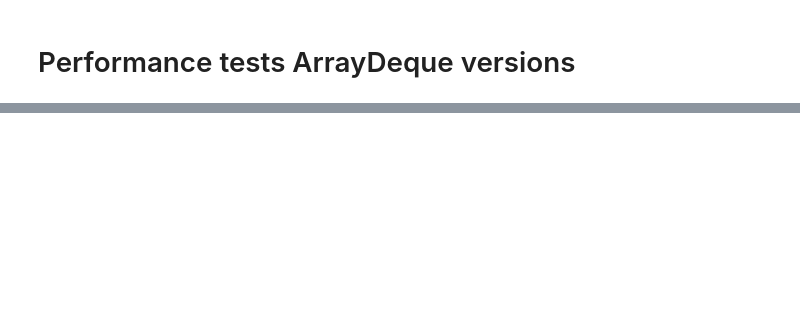
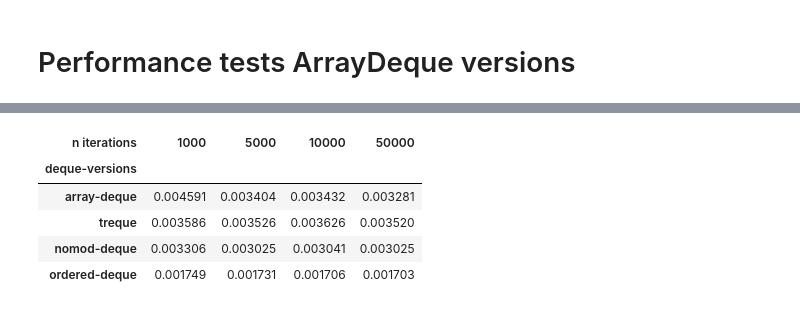
Before and after one commit to Dyretna/opendatastructures-python, a Jupyter notebook: notebooks/chapter2/perf_tests_deques.ipynb, the cells around one changed output, grey strips where cells are left out. Cells and saved outputs as stored; diff of their text form; code cells hidden in the pictures; blank space fills up the shorter version.

```diff
--- a/notebooks/chapter2/perf_tests_deques.ipynb
+++ b/notebooks/chapter2/perf_tests_deques.ipynb
@@ -60,0 +66,16 @@ n=100000: 0.0237s (0.0002ms per add)
+# %%
+import pandas as pd
+
+
+bench_results = pd.DataFrame(rows)
+bench_results = bench_results.set_index("n iterations")
+bench_results = bench_results.T
+bench_results = bench_results.rename_axis("deque-versions", axis="rows")
+bench_results
+# %% [output]
+| n iterations | 1000 | 5000 | 10000 | 50000 |
+| deque-versions |  |  |  |  |
+| array-deque | 0.004591 | 0.003404 | 0.003432 | 0.003281 |
+| treque | 0.003586 | 0.003526 | 0.003626 | 0.003520 |
+| nomod-deque | 0.003306 | 0.003025 | 0.003041 | 0.003025 |
+| ordered-deque | 0.001749 | 0.001731 | 0.001706 | 0.001703 |
```
Also changed, not shown: parts of 7 cells of this notebook, 2 other files.
